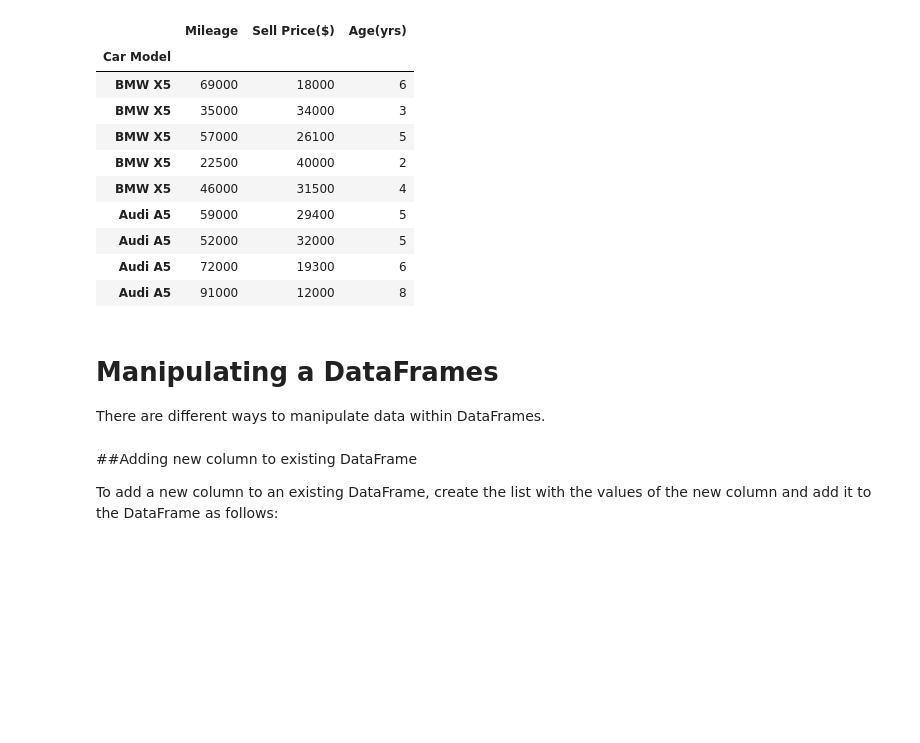
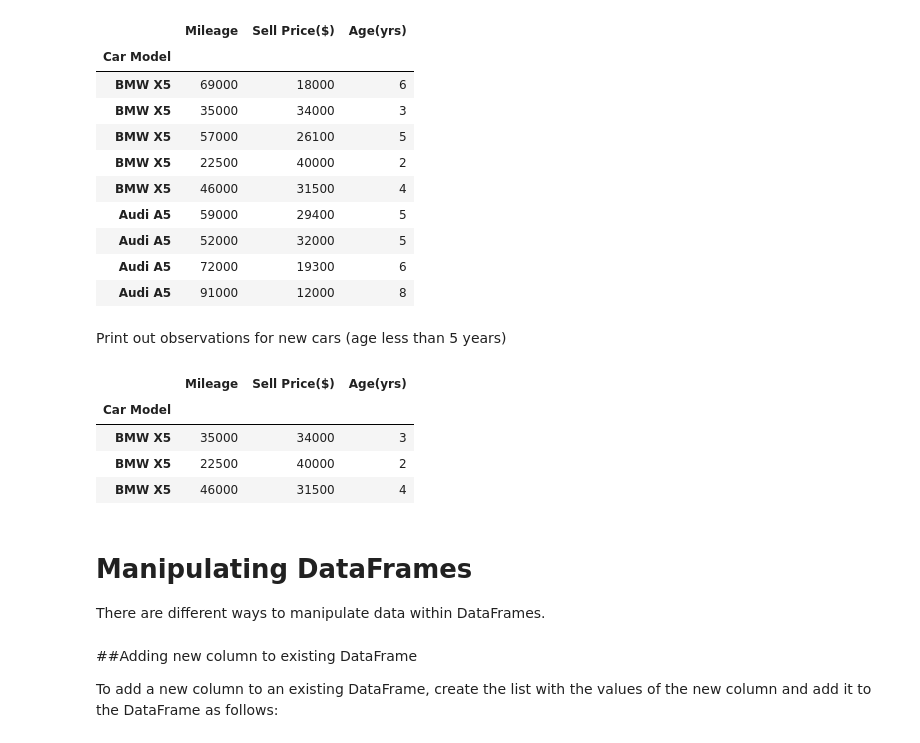
Before and after one commit to mkjubran/IntroToPython-NonIT, a Jupyter notebook: PandasBasics.ipynb, the cells around one changed output. Saved outputs shown, nothing was run; the diff lists cells and outputs as text; code cells hidden in the pictures; blank space fills up the shorter version.

```diff
--- a/PandasBasics.ipynb
+++ b/PandasBasics.ipynb
@@ -255,8 +255,19 @@ cars.loc[['BMW X5', 'Audi A5']]
 | Audi A5 | 52000 | 32000 | 5 |
 | Audi A5 | 72000 | 19300 | 6 |
 | Audi A5 | 91000 | 12000 | 8 |
+# %% [markdown]
+Print out observations for new cars (age less than 5 years)
+# %%
+# Print out observations for new cars
+cars.loc[cars['Age(yrs)']<5]
+# %% [output]
+|  | Mileage | Sell Price($) | Age(yrs) |
+| Car Model |  |  |  |
+| BMW X5 | 35000 | 34000 | 3 |
+| BMW X5 | 22500 | 40000 | 2 |
+| BMW X5 | 46000 | 31500 | 4 |
 # %% [markdown]
-# Manipulating a DataFrames
+# Manipulating DataFrames
 There are different ways to manipulate data within DataFrames.
 # %% [markdown]
 ##Adding new column to existing DataFrame
```
